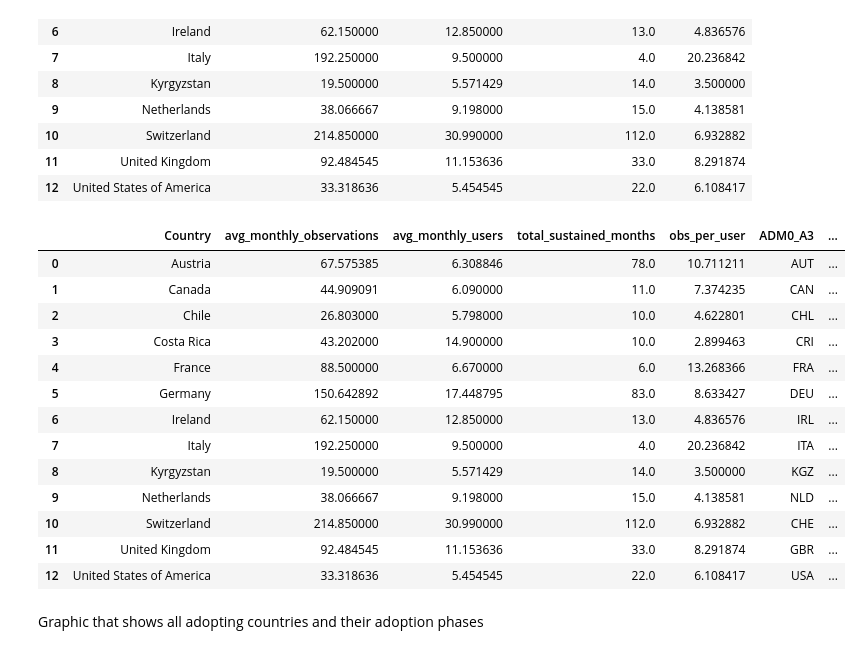
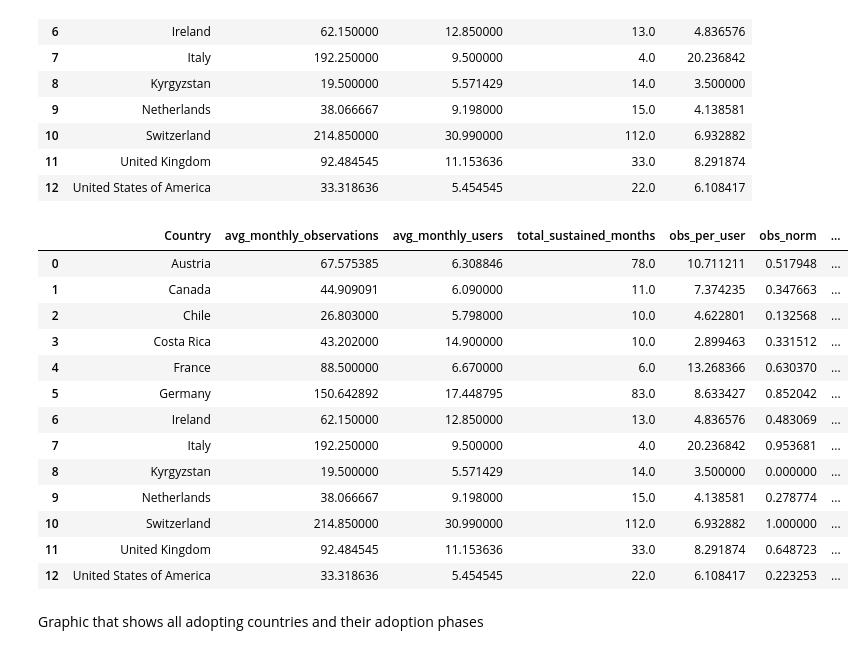
Before and after one commit to yannicknicolaswirz/Master_Thesis, a Jupyter notebook: Code/Part3.ipynb, the cells around one changed output. Drawn from its saved outputs; the diff is of its cells as text; code cells hidden in the pictures.

```diff
--- a/Code/Part3.ipynb
+++ b/Code/Part3.ipynb
@@ -597,47 +588,48 @@ adoption_intensity
 # %%
 # uses adoption_intensity
 
-world_area = gpd.read_file(f"../Borders/ne_10m_admin_0_countries/ne_10m_admin_0_countries.shp", engine="fiona")
-world_area = world_area.to_crs("ESRI:54009")  # Mollweide, area-true
-world_area["area_km2"] = world_area.geometry.area / 1e6
+index_df = adoption_intensity.copy()
 
-area_lookup = world_area[["ADM0_A3", "area_km2"]]
+# this would have been used if an area normalization was done
 
-index_df = adoption_intensity.merge(
-    area_lookup, left_on=adoption_intensity["Country"].apply(own.get_iso3), right_on="ADM0_A3", how="left"
-)
+#world_area = gpd.read_file(f"../Borders/ne_10m_admin_0_countries/ne_10m_admin_0_countries.shp", engine="fiona")
+#world_area = world_area.to_crs("ESRI:54009")  # Mollweide, area-true
+#world_area["area_km2"] = world_area.geometry.area / 1e6
 
-index_df["obs_density"] = index_df["avg_monthly_observations"] / index_df["area_km2"]
-index_df["user_density"] = index_df["avg_monthly_users"] / index_df["area_km2"]
+#area_lookup = world_area[["ADM0_A3", "area_km2"]]
 
+#index_df = adoption_intensity.merge(area_lookup, left_on=adoption_intensity["Country"].apply(own.get_iso3), right_on="ADM0_A3", how="left")
+
+#index_df["obs_density"] = index_df["avg_monthly_observations"] / index_df["area_km2"]
+#index_df["user_density"] = index_df["avg_monthly_users"] / index_df["area_km2"]
 
 def minmax_norm(s):
     return (s - s.min()) / (s.max() - s.min())
 
-index_df["obs_density_norm"] = minmax_norm(index_df["obs_density"])
-index_df["user_density_norm"] = minmax_norm(index_df["user_density"])
+index_df["obs_norm"]  = minmax_norm(np.log10(index_df["avg_monthly_observations"])) #log10 because else Switzerland would skew everything
+index_df["user_norm"] = minmax_norm(np.log10(index_df["avg_monthly_users"]))
 
-index_df["activity_norm"] = (index_df["obs_density_norm"] + index_df["user_density_norm"]) / 2
+index_df["activity_norm"] = (index_df["obs_norm"] + index_df["user_norm"]) / 2
 index_df["duration_norm"] = minmax_norm(index_df["total_sustained_months"])
 
 index_df["adoption_intensity_index"] = (
     0.5 * index_df["activity_norm"] +
     0.5 * index_df["duration_norm"]
 )
 
 index_df
 # %% [output]
-|  | Country | avg_monthly_observations | avg_monthly_users | total_sustained_months | obs_per_user | ADM0_A3 | ... |
-| 0 | Austria | 67.575385 | 6.308846 | 78.0 | 10.711211 | AUT | ... |
-| 1 | Canada | 44.909091 | 6.090000 | 11.0 | 7.374235 | CAN | ... |
-| 2 | Chile | 26.803000 | 5.798000 | 10.0 | 4.622801 | CHL | ... |
-| 3 | Costa Rica | 43.202000 | 14.900000 | 10.0 | 2.899463 | CRI | ... |
-| 4 | France | 88.500000 | 6.670000 | 6.0 | 13.268366 | FRA | ... |
-| 5 | Germany | 150.642892 | 17.448795 | 83.0 | 8.633427 | DEU | ... |
-| 6 | Ireland | 62.150000 | 12.850000 | 13.0 | 4.836576 | IRL | ... |
-| 7 | Italy | 192.250000 | 9.500000 | 4.0 | 20.236842 | ITA | ... |
-| 8 | Kyrgyzstan | 19.500000 | 5.571429 | 14.0 | 3.500000 | KGZ | ... |
-| 9 | Netherlands | 38.066667 | 9.198000 | 15.0 | 4.138581 | NLD | ... |
-| 10 | Switzerland | 214.850000 | 30.990000 | 112.0 | 6.932882 | CHE | ... |
-| 11 | United Kingdom | 92.484545 | 11.153636 | 33.0 | 8.291874 | GBR | ... |
-| 12 | United States of America | 33.318636 | 5.454545 | 22.0 | 6.108417 | USA | ... |
+|  | Country | avg_monthly_observations | avg_monthly_users | total_sustained_months | obs_per_user | obs_norm | ... |
+| 0 | Austria | 67.575385 | 6.308846 | 78.0 | 10.711211 | 0.517948 | ... |
+| 1 | Canada | 44.909091 | 6.090000 | 11.0 | 7.374235 | 0.347663 | ... |
+| 2 | Chile | 26.803000 | 5.798000 | 10.0 | 4.622801 | 0.132568 | ... |
+| 3 | Costa Rica | 43.202000 | 14.900000 | 10.0 | 2.899463 | 0.331512 | ... |
+| 4 | France | 88.500000 | 6.670000 | 6.0 | 13.268366 | 0.630370 | ... |
+| 5 | Germany | 150.642892 | 17.448795 | 83.0 | 8.633427 | 0.852042 | ... |
+| 6 | Ireland | 62.150000 | 12.850000 | 13.0 | 4.836576 | 0.483069 | ... |
+| 7 | Italy | 192.250000 | 9.500000 | 4.0 | 20.236842 | 0.953681 | ... |
+| 8 | Kyrgyzstan | 19.500000 | 5.571429 | 14.0 | 3.500000 | 0.000000 | ... |
+| 9 | Netherlands | 38.066667 | 9.198000 | 15.0 | 4.138581 | 0.278774 | ... |
+| 10 | Switzerland | 214.850000 | 30.990000 | 112.0 | 6.932882 | 1.000000 | ... |
+| 11 | United Kingdom | 92.484545 | 11.153636 | 33.0 | 8.291874 | 0.648723 | ... |
+| 12 | United States of America | 33.318636 | 5.454545 | 22.0 | 6.108417 | 0.223253 | ... |
```
Also changed, not shown: parts of 5 cells of this notebook, 6 other files.
